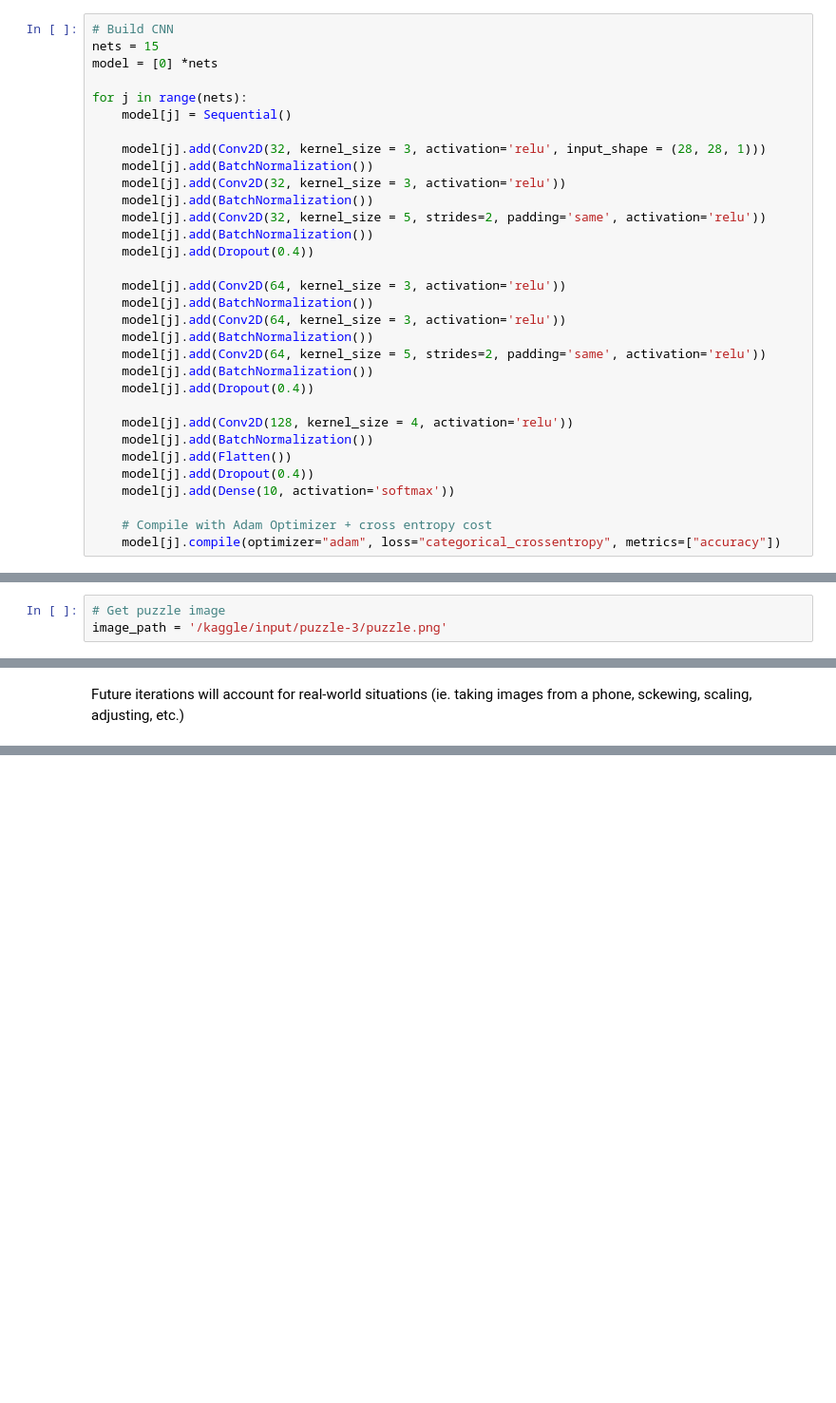
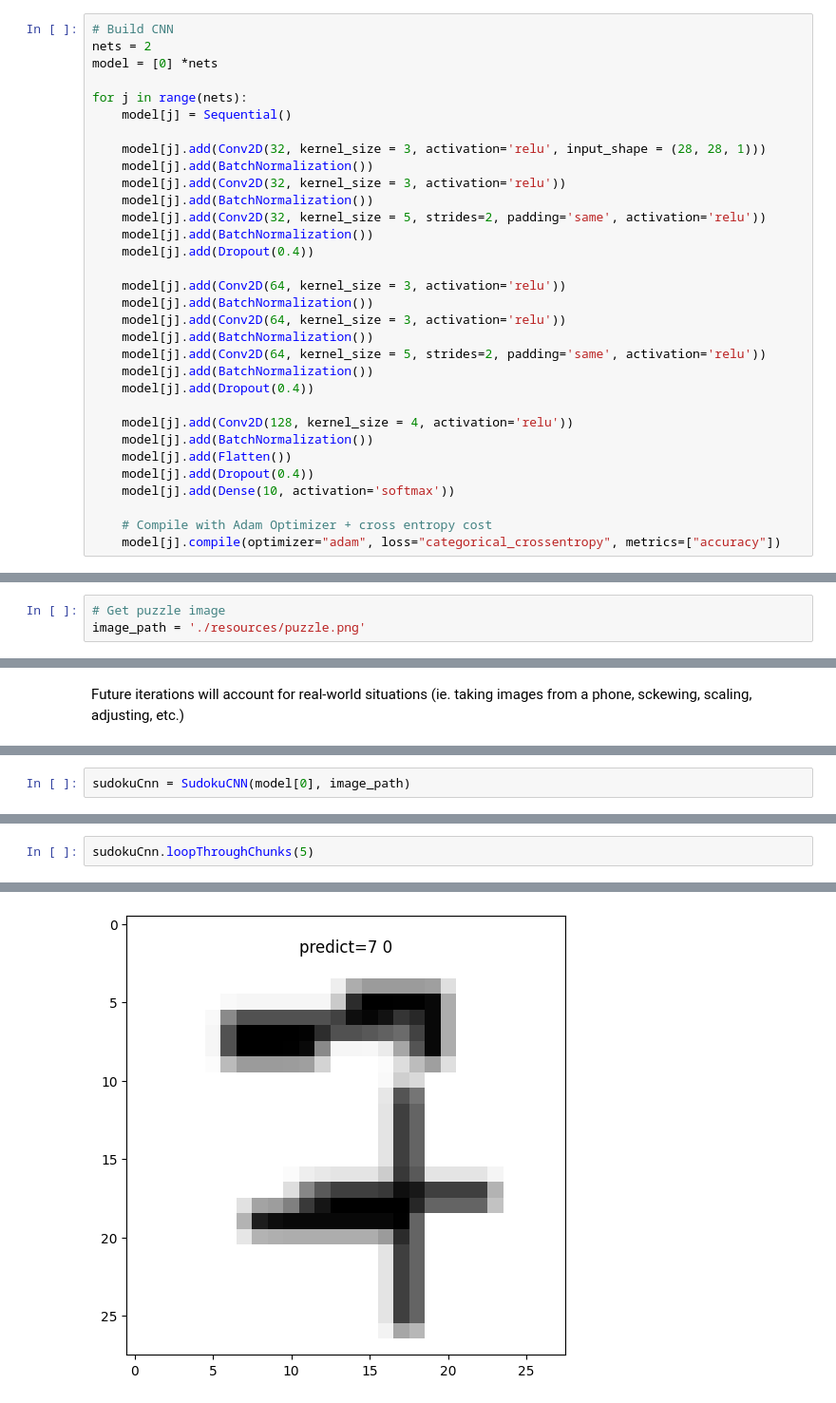
Before and after one commit to jedhelmers/coursera-mnist-sudoku, a Jupyter notebook: mnist-sudoku.ipynb, the cells around one changed output, grey strips where cells are left out. Shown at 95% size. Saved outputs shown, nothing was run; the diff lists cells and outputs as text; blank space fills up the shorter version.

```diff
--- a/mnist-sudoku.ipynb
+++ b/mnist-sudoku.ipynb
@@ -96,7 +92,7 @@ plt.show()
 ## BUILD CONVOLUTIONAL NEURAL NETWORKS
 # %%
 # Build CNN
-nets = 15
+nets = 2
 model = [0] *nets
 
 for j in range(nets):
@@ -296,7 +304,7 @@ def preprocess_image(image_path, target_size=(252, 252)):
     return normalized_image
 # %%
 # Get puzzle image
-image_path = '/kaggle/input/puzzle-3/puzzle.png'
+image_path = './resources/puzzle.png'
 # %%
 # Sanity
 resized_image = preprocess_image(image_path)
@@ -1123,0 +1270,2 @@ Future iterations will account for real-world situations (ie. taking images from
+# %%
+sudokuCnn = SudokuCNN(model[0], image_path)
@@ -1123,0 +1274,3 @@ Future iterations will account for real-world situations (ie. taking images from
+# %%
+sudokuCnn.loopThroughChunks(5)
+# %% [output]
@@ -1123,0 +1279 @@ Future iterations will account for real-world situations (ie. taking images from
+[figure, added]
```
Also changed, not shown: parts of 18 cells of this notebook, 8 other files.
